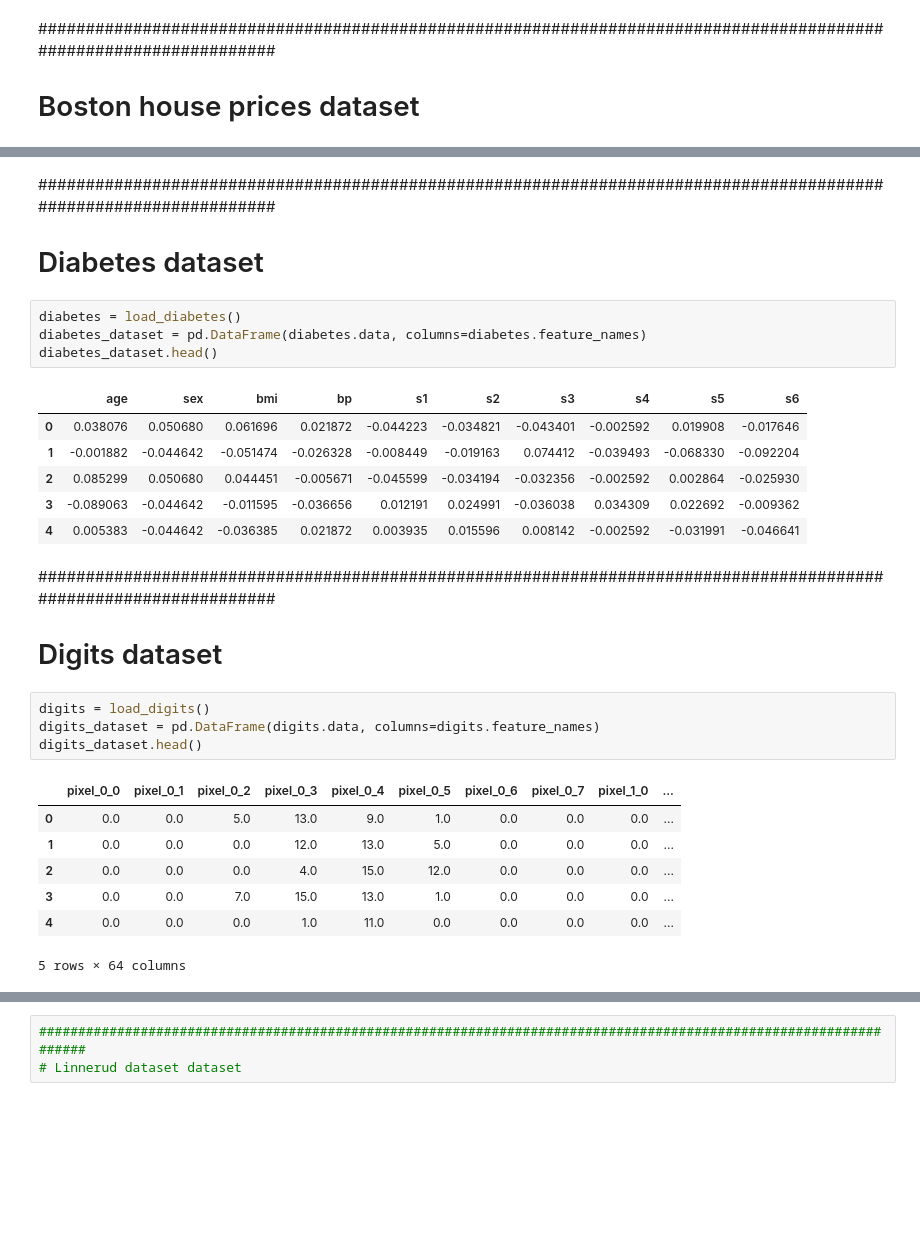
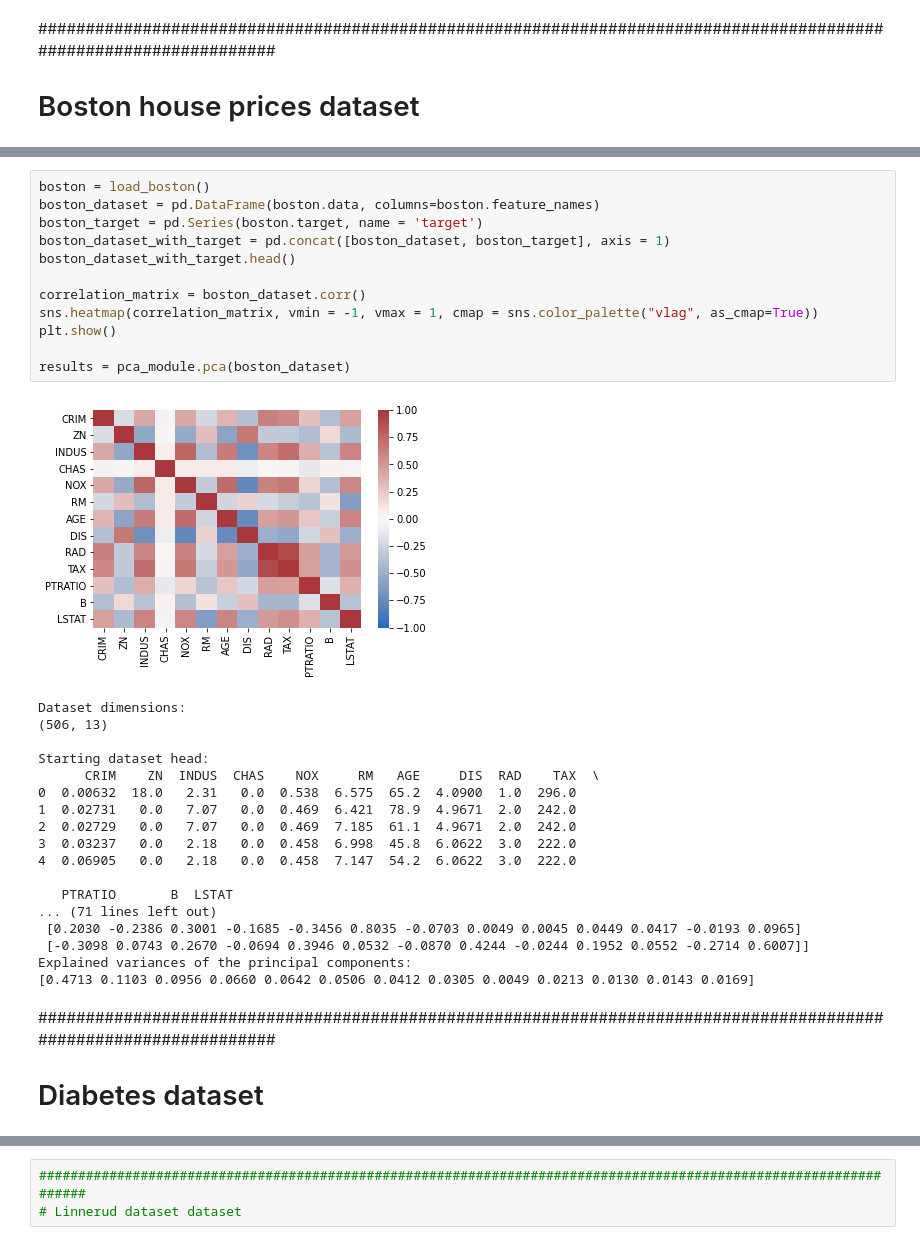
Before and after one commit to ilijavishinov/LinearAlgebra_Project, a Jupyter notebook: py/Analylsis_RealData.ipynb, the cells around one changed output, grey strips where cells are left out. Cells and saved outputs as stored; diff of their text form; blank space fills up the shorter version.

```diff
--- a/py/Analylsis_RealData.ipynb
+++ b/py/Analylsis_RealData.ipynb
@@ -84,29 +93,34 @@ boston_dataset.head()
+# %%
+boston = load_boston()
+boston_dataset = pd.DataFrame(boston.data, columns=boston.feature_names)
+boston_target = pd.Series(boston.target, name = 'target')
+boston_dataset_with_target = pd.concat([boston_dataset, boston_target], axis = 1)
+boston_dataset_with_target.head()
+
+correlation_matrix = boston_dataset.corr()
+sns.heatmap(correlation_matrix, vmin = -1, vmax = 1, cmap = sns.color_palette("vlag", as_cmap=True))
+plt.show()
+
+results = pca_module.pca(boston_dataset)
+# %% [output]
+[figure, added]
+Dataset dimensions:
+(506, 13)
+
+Starting dataset head:
+      CRIM    ZN  INDUS  CHAS    NOX     RM   AGE     DIS  RAD    TAX  \
+0  0.00632  18.0   2.31   0.0  0.538  6.575  65.2  4.0900  1.0  296.0
+1  0.02731   0.0   7.07   0.0  0.469  6.421  78.9  4.9671  2.0  242.0
+2  0.02729   0.0   7.07   0.0  0.469  7.185  61.1  4.9671  2.0  242.0
+3  0.03237   0.0   2.18   0.0  0.458  6.998  45.8  6.0622  3.0  222.0
+4  0.06905   0.0   2.18   0.0  0.458  7.147  54.2  6.0622  3.0  222.0
+
+   PTRATIO       B  LSTAT
+... (71 lines left out)
+ [0.2030 -0.2386 0.3001 -0.1685 -0.3456 0.8035 -0.0703 0.0049 0.0045 0.0449 0.0417 -0.0193 0.0965]
+ [-0.3098 0.0743 0.2670 -0.0694 0.3946 0.0532 -0.0870 0.4244 -0.0244 0.1952 0.0552 -0.2714 0.6007]]
+Explained variances of the principal components:
+[0.4713 0.1103 0.0956 0.0660 0.0642 0.0506 0.0412 0.0305 0.0049 0.0213 0.0130 0.0143 0.0169]
 # %% [markdown]
 ##################################################################################################################
 # Diabetes dataset
-# %%
-diabetes = load_diabetes()
-diabetes_dataset = pd.DataFrame(diabetes.data, columns=diabetes.feature_names)
-diabetes_dataset.head()
-# %% [output]
-|  | age | sex | bmi | bp | s1 | s2 | s3 | s4 | s5 | s6 |
-| 0 | 0.038076 | 0.050680 | 0.061696 | 0.021872 | -0.044223 | -0.034821 | -0.043401 | -0.002592 | 0.019908 | -0.017646 |
-| 1 | -0.001882 | -0.044642 | -0.051474 | -0.026328 | -0.008449 | -0.019163 | 0.074412 | -0.039493 | -0.068330 | -0.092204 |
-| 2 | 0.085299 | 0.050680 | 0.044451 | -0.005671 | -0.045599 | -0.034194 | -0.032356 | -0.002592 | 0.002864 | -0.025930 |
-| 3 | -0.089063 | -0.044642 | -0.011595 | -0.036656 | 0.012191 | 0.024991 | -0.036038 | 0.034309 | 0.022692 | -0.009362 |
-| 4 | 0.005383 | -0.044642 | -0.036385 | 0.021872 | 0.003935 | 0.015596 | 0.008142 | -0.002592 | -0.031991 | -0.046641 |
-# %% [markdown]
-##################################################################################################################
-# Digits dataset
-# %%
-digits = load_digits()
-digits_dataset = pd.DataFrame(digits.data, columns=digits.feature_names)
-digits_dataset.head()
-# %% [output]
-|  | pixel_0_0 | pixel_0_1 | pixel_0_2 | pixel_0_3 | pixel_0_4 | pixel_0_5 | pixel_0_6 | pixel_0_7 | pixel_1_0 | ... |
-| 0 | 0.0 | 0.0 | 5.0 | 13.0 | 9.0 | 1.0 | 0.0 | 0.0 | 0.0 | ... |
-| 1 | 0.0 | 0.0 | 0.0 | 12.0 | 13.0 | 5.0 | 0.0 | 0.0 | 0.0 | ... |
-| 2 | 0.0 | 0.0 | 0.0 | 4.0 | 15.0 | 12.0 | 0.0 | 0.0 | 0.0 | ... |
-| 3 | 0.0 | 0.0 | 7.0 | 15.0 | 13.0 | 1.0 | 0.0 | 0.0 | 0.0 | ... |
-| 4 | 0.0 | 0.0 | 0.0 | 1.0 | 11.0 | 0.0 | 0.0 | 0.0 | 0.0 | ... |
-5 rows × 64 columns
```
Also changed, not shown: parts of 15 cells of this notebook, 8 other files.
